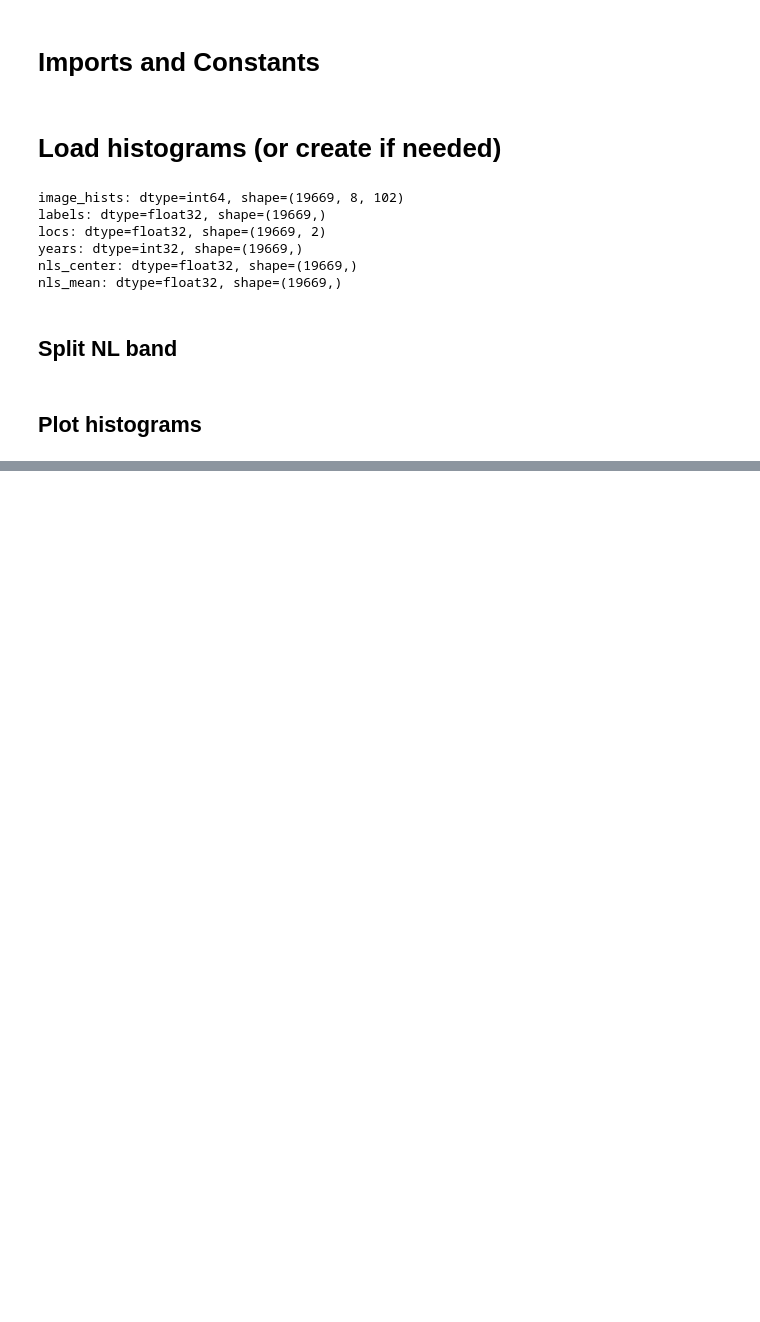
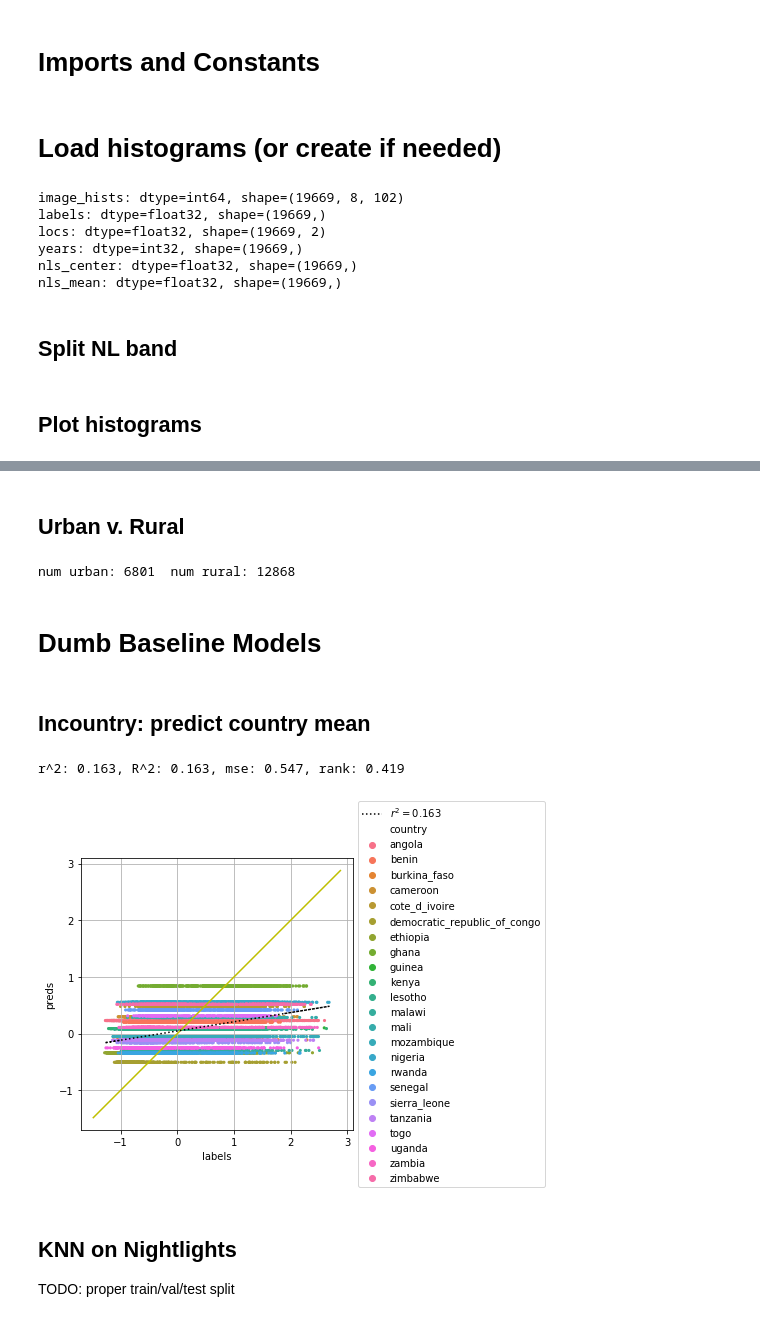
Before and after one commit to sustainlab-group/africa_poverty, a Jupyter notebook: models/baselines_dhs.ipynb, the cells around one changed output, grey strips where cells are left out. Cells and saved outputs as stored; diff of their text form; code cells hidden in the pictures; blank space fills up the shorter version.

Commit message:
DHS incountry DONE!

```diff
--- a/models/baselines_dhs.ipynb
+++ b/models/baselines_dhs.ipynb
@@ -27,10 +38,14 @@ os.environ['CUDA_VISIBLE_DEVICES'] = ''
 DATASET_NAME = '2009-17'
 LABEL_NAME = 'wealthpooled'
 
+FOLDS = ['A', 'B', 'C', 'D', 'E']
+SPLITS = ['train', 'val', 'test']
+COUNTRIES = dataset_constants.DHS_COUNTRIES
+
 MEANS = dataset_constants.MEANS_DICT[DATASET_NAME]
 STD_DEVS = dataset_constants.STD_DEVS_DICT[DATASET_NAME]
 
-SIZES = dataset_constants.SIZES[DATASET_NAME]
+LOGS_ROOT_DIR = '../logs/'
 # %% [markdown]
 # Load histograms (or create if needed)
 # %%
@@ -133,0 +178,11 @@ plot_label_hist(labels, bin_edges=LABEL_BIN_EDGES, title='label distributions -
+# %%
+with open('../data/dhs_incountry_folds.pkl', 'rb') as f:
+    incountry_folds = pickle.load(f)
+
+with open('../data/dhs_loc_dict.pkl', 'rb') as f:
+    loc_dict = pickle.load(f)
+
+incountry_group_labels = np.zeros_like(labels, dtype=np.int32)
+for i, f in enumerate(FOLDS):
+    test_indices = incountry_folds[f]['test']
+    incountry_group_labels[test_indices] = i
@@ -133,0 +202,12 @@ plot_label_hist(labels, bin_edges=LABEL_BIN_EDGES, title='label distributions -
+# %%
+country_indices = defaultdict(list)  # country => np.array of indices
+country_labels = np.zeros(len(locs), dtype=np.int32)  # np.array of country labels
+
+for i, loc in enumerate(locs):
+    country = loc_dict[tuple(loc)]['country']
+    country_indices[country].append(i)
+
+for i, country in enumerate(COUNTRIES):
+    country_indices[country] = np.asarray(country_indices[country])
+    indices = country_indices[country]
+    country_labels[indices] = i
@@ -133,0 +233,50 @@ plot_label_hist(labels, bin_edges=LABEL_BIN_EDGES, title='label distributions -
+# %% [markdown]
+## Urban v. Rural
+# %%
+def get_urban_rural_indices(locs, loc_dict):
+    '''
+    Args
+    - locs: np.array, shape [N, 2]
+    - loc_dict: dict, (lat, lon) => dict
+
+    Returns
+    - urban_indices: np.array, shape [num_urban]
+    - rural_indices: np.array, shape [num_rural]
+    '''
+    urban_indices = []
+    rural_indices = []
+
+    for i, loc in enumerate(locs):
+        loc = tuple(loc)
+        if loc_dict[loc]['urban'] == 0:
+            rural_indices.append(i)
+        else:
+            urban_indices.append(i)
+    urban_indices = np.asarray(urban_indices)
+    rural_indices = np.asarray(rural_indices)
+    print(f'num urban: {len(urban_indices)}\t num rural: {len(rural_indices)}')
+    return urban_indices, rural_indices
+
+urban_indices, rural_indices = get_urban_rural_indices(locs, loc_dict)
+# %% [output]
+num urban: 6801  num rural: 12868
+# %% [markdown]
+# Dumb Baseline Models
+# %% [markdown]
+## Incountry: predict country mean
+# %%
+mean_preds = np.zeros_like(labels)
+for i, country in enumerate(COUNTRIES):
+    indices = np.where(country_labels == i)[0]
+    mean_preds[indices] = np.mean(labels[indices])
+r2, _, _, _ = evaluate(labels, mean_preds, do_print=True)
+# %% [output]
+r^2: 0.163, R^2: 0.163, mse: 0.547, rank: 0.419
+# %%
+scatter_preds(labels, preds=mean_preds, by_name='country', by_col=np.asarray(COUNTRIES)[country_labels])
+# %% [output]
+[figure, added]
+# %% [markdown]
+## KNN on Nightlights
+
+TODO: proper train/val/test split
```
Also changed, not shown: parts of 46 cells of this notebook, 3 other files.
